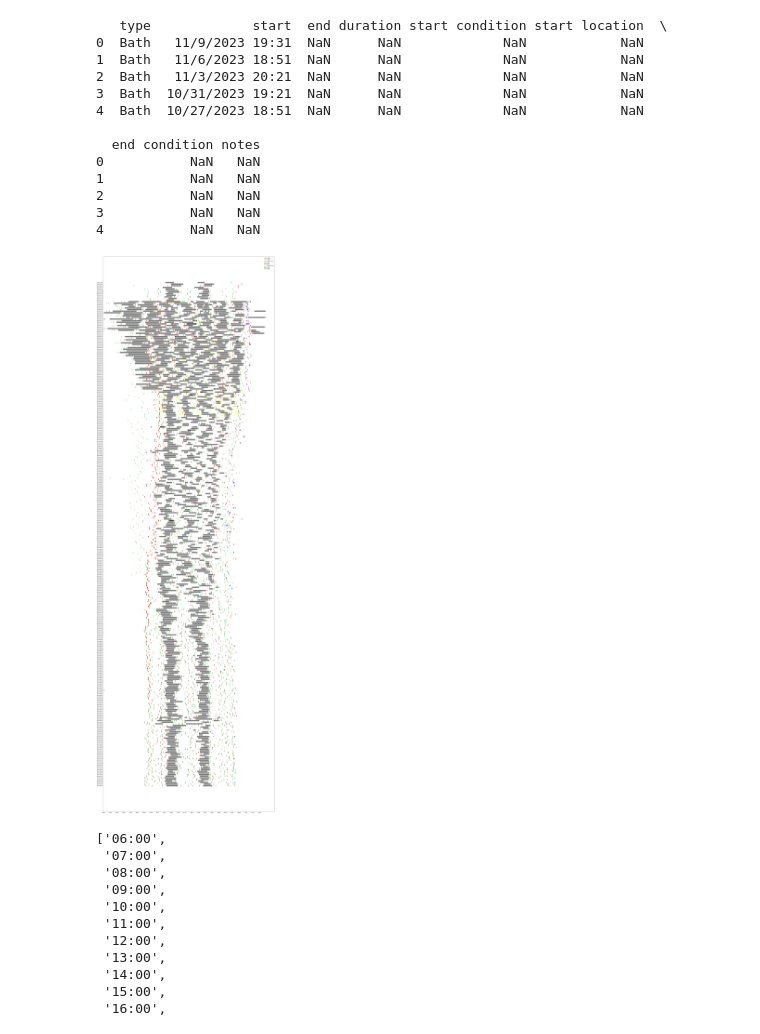
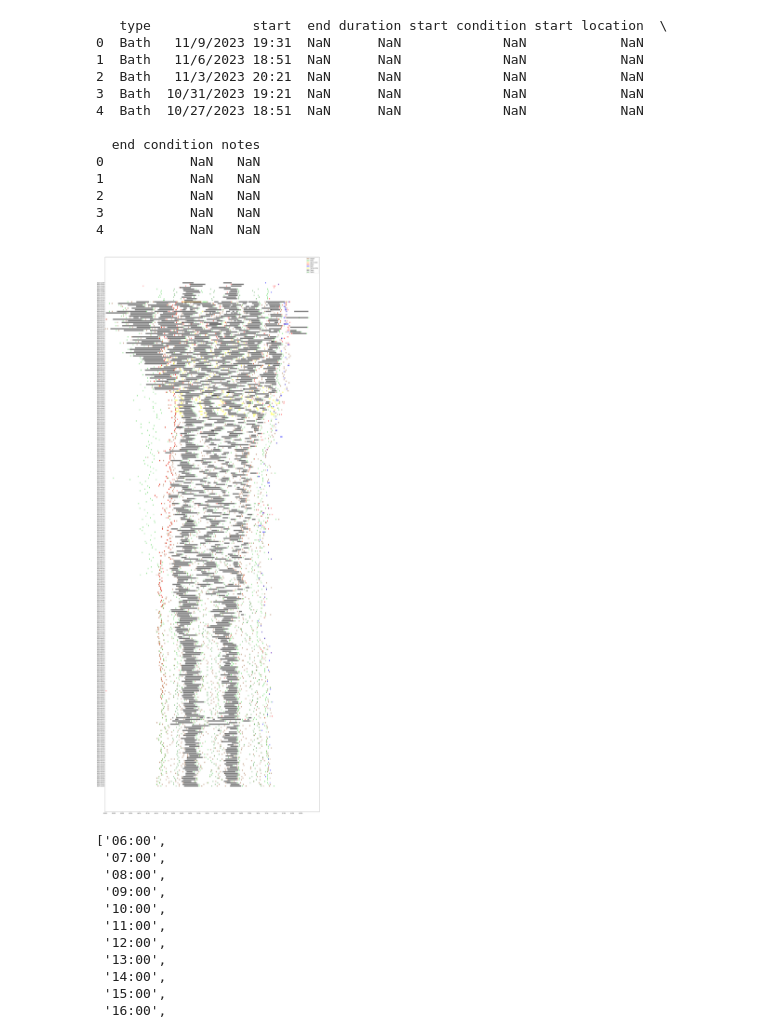
Before and after one commit to bshugg/eleanor_year_one, a Jupyter notebook: sandbox.ipynb, the cells around one changed output. Saved outputs shown, nothing was run; the diff lists cells and outputs as text; code cells hidden in the pictures.

```diff
--- a/sandbox.ipynb
+++ b/sandbox.ipynb
@@ -102,9 +102,9 @@ rows_to_add = []
 for idx, row in df.iterrows():
     if row['start'].date() != row['end'].date():
         row1 = row.copy(deep=True)
-        row1['end'] = dt.datetime(row['start'].year, row['start'].month, row['start'].day)
+        row1['end'] = dt.datetime(row['start'].year, row['start'].month, row['start'].day, 23, 59)
         row2 = row.copy(deep=True)
-        row2['start'] = dt.datetime(row['end'].year, row['end'].month, row['end'].day)
+        row2['start'] = dt.datetime(row['end'].year, row['end'].month, row['end'].day, 0, 0)
         rows_to_drop.append(idx)
         rows_to_add.append(row1)
         rows_to_add.append(row2)
@@ -172,7 +172,7 @@ plot_date_filters = [
 min_hour = 24
 max_hour = 0
 
-fig, ax = plt.subplots(figsize=(30, 100))
+fig, ax = plt.subplots(figsize=(30, 80))
 for ET in df['type'].unique():#['Sleep', 'Feed']:
     # "event data frame"
     edf = df[(df['start'] >= plot_date_filters[0]) & (df['start'] < plot_date_filters[1])].sort_values('start', ascending=False)
@@ -194,34 +194,34 @@ for ET in df['type'].unique():#['Sleep', 'Feed']:
         )
         max_hour = max(
             max_hour,
             time.gmtime(edf['start_time'].astype(int).max())[3],
             time.gmtime(edf['end_time'].astype(int).max())[3]
         )
     except:
         pass
         # print(edf['start_time'].min(), edf['end_time'].min())
         # print(edf['start_time'].max(), edf['end_time'].max())
 
     # print(edf[['type', 'start', 'end', 'true_duration', 'start_time', 'end_time']])
     plt.barh(
         y=edf['start'].apply(lambda d: d.date().strftime('%Y-%m-%d')),
         width=edf['plot_duration'],
         left=edf['start_time'],
         label=ET,
         color=event_color_dict[ET.lower()],
         alpha=0.5
     )
 
 if max_hour <= min_hour:  # last minute catch-all
     min_hour, max_hour = 0, 24
 # min_hour = 6
 hour_ticks = list(range(min_hour * 60 * 60, (max_hour + 1) * 60 * 60, 60 * 60))
 ax.set_xticks(hour_ticks)
 ax.set_xticklabels([convert_num_seconds_to_time_of_day(x) for x in hour_ticks])
 plt.legend()
 plt.show()
 # %% [output]
-[figure, old version]
+[figure, new version]
 # %%
 #df[(df['start'] >= dt.datetime(2023, 11, 2)) & (df['start'] < dt.datetime(2023, 11, 3)) | (df['end'] >= dt.datetime(2023, 11, 2)) & (df['start'] < dt.datetime(2023, 11, 3))].sort_values('start')
 #time.strftime('%H:%M', time.gmtime(40000))
```
